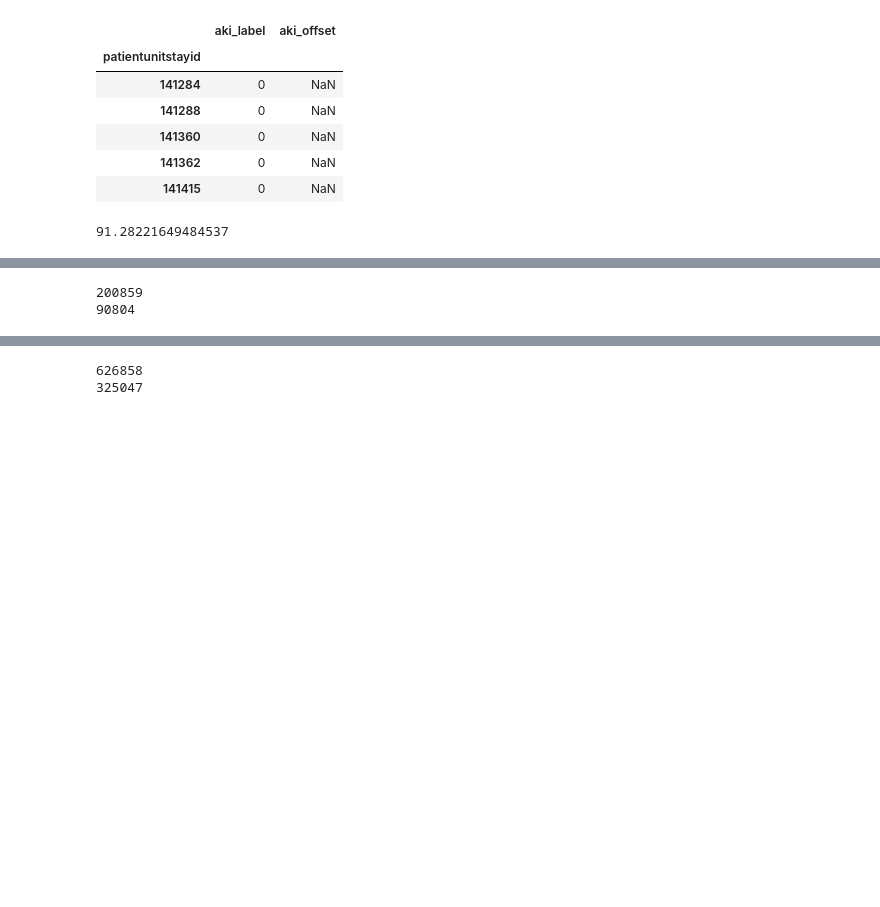
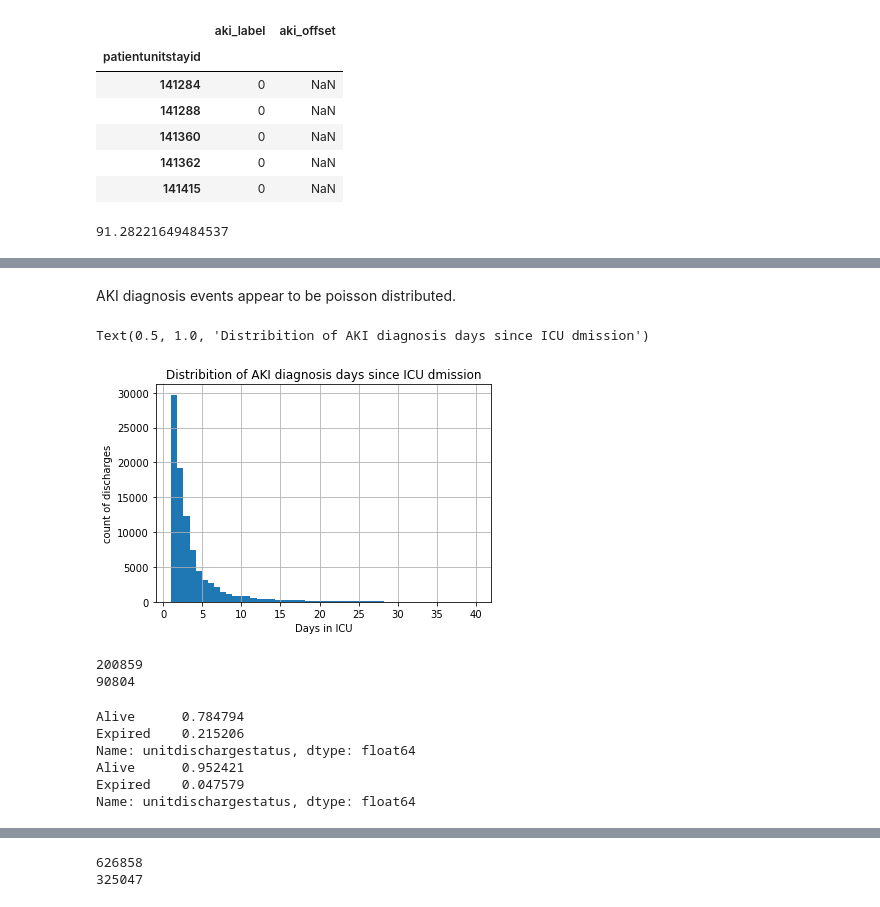
Before and after one commit to zhakhverdyan/eICU_AKIlert, a Jupyter notebook: notebooks/assemble_clean_dataset.ipynb, the cells around one changed output, grey strips where cells are left out. Saved outputs shown, nothing was run; the diff lists cells and outputs as text; code cells hidden in the pictures; blank space fills up the shorter version.

```diff
--- a/notebooks/assemble_clean_dataset.ipynb
+++ b/notebooks/assemble_clean_dataset.ipynb
@@ -26,3 +60,16 @@ qa[qa.aki_offset.notnull()]['aki_offset'].mean()/60
+# %% [markdown]
+AKI diagnosis events appear to be poisson distributed.
+# %%
+disch_offset_hour = pat['unitdischargeoffset']/(60*24)
+disch_offset_hour = disch_offset_hour[disch_offset_hour<=40]
+disch_offset_hour.sort_values(inplace=True)
+disch_offset_hour.hist(bins=50)
+plt.ylabel('count of discharges')
+plt.xlabel('Days in ICU')
+plt.title('Distribition of AKI diagnosis days since ICU dmission');
+# %% [output]
+Text(0.5, 1.0, 'Distribition of AKI diagnosis days since ICU dmission')
+[figure, added]
 # %%
 print(len(pat))
 pat = pat.merge(qa, left_on = 'patientunitstayid', right_on = 'patientunitstayid')
@@ -30,3 +77,13 @@ print(len(pat))
 # %% [output]
 200859
 90804
+# %%
+print(pat[pat.aki_label==1]['unitdischargestatus'].value_counts()/len(pat[pat.aki_label==1]))
+print(pat['unitdischargestatus'].value_counts()/len(pat))
+# %% [output]
+Alive      0.784794
+Expired    0.215206
+Name: unitdischargestatus, dtype: float64
+Alive      0.952421
+Expired    0.047579
+Name: unitdischargestatus, dtype: float64
```
Also changed, not shown: parts of 46 cells of this notebook, 7 other files.
